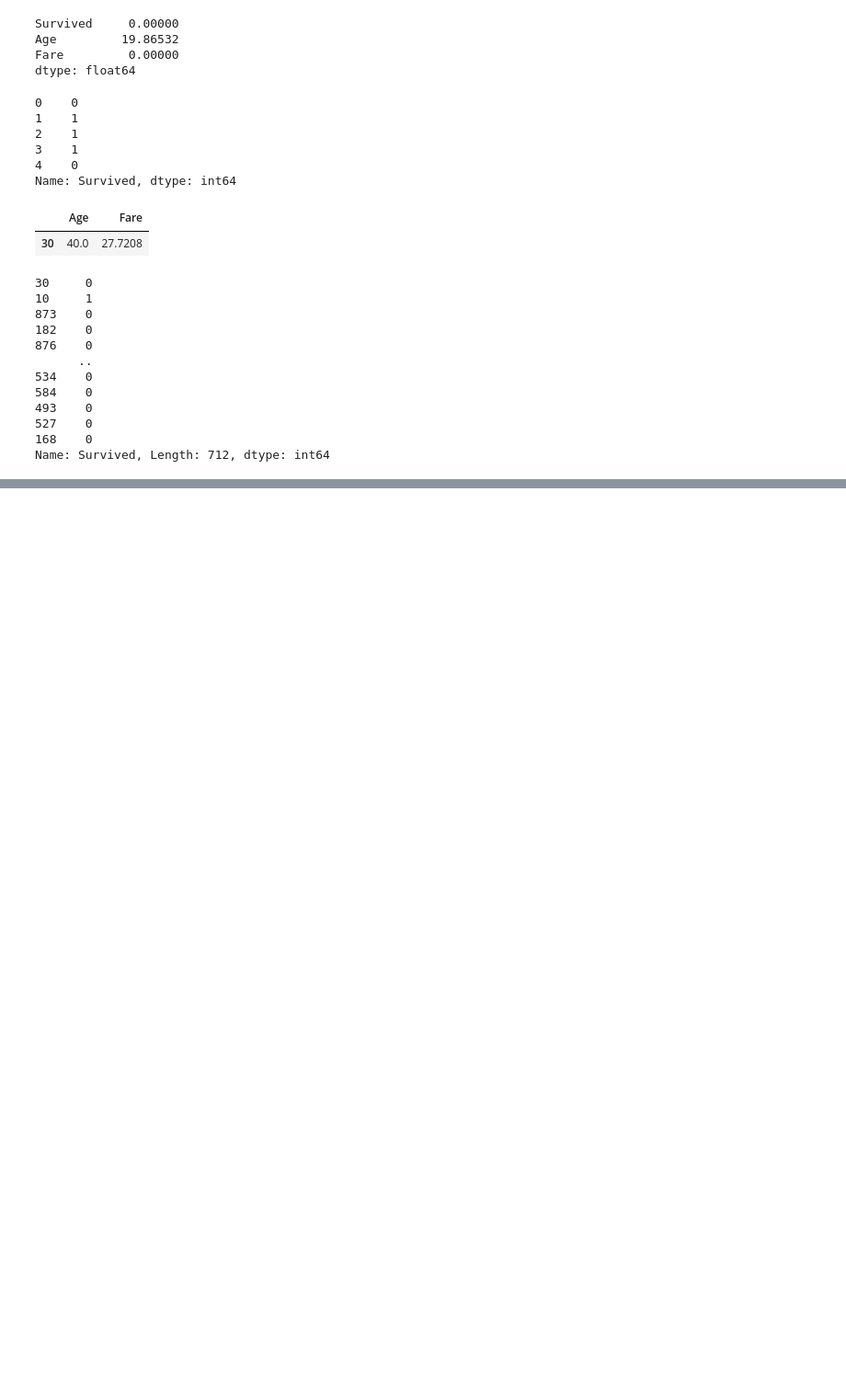
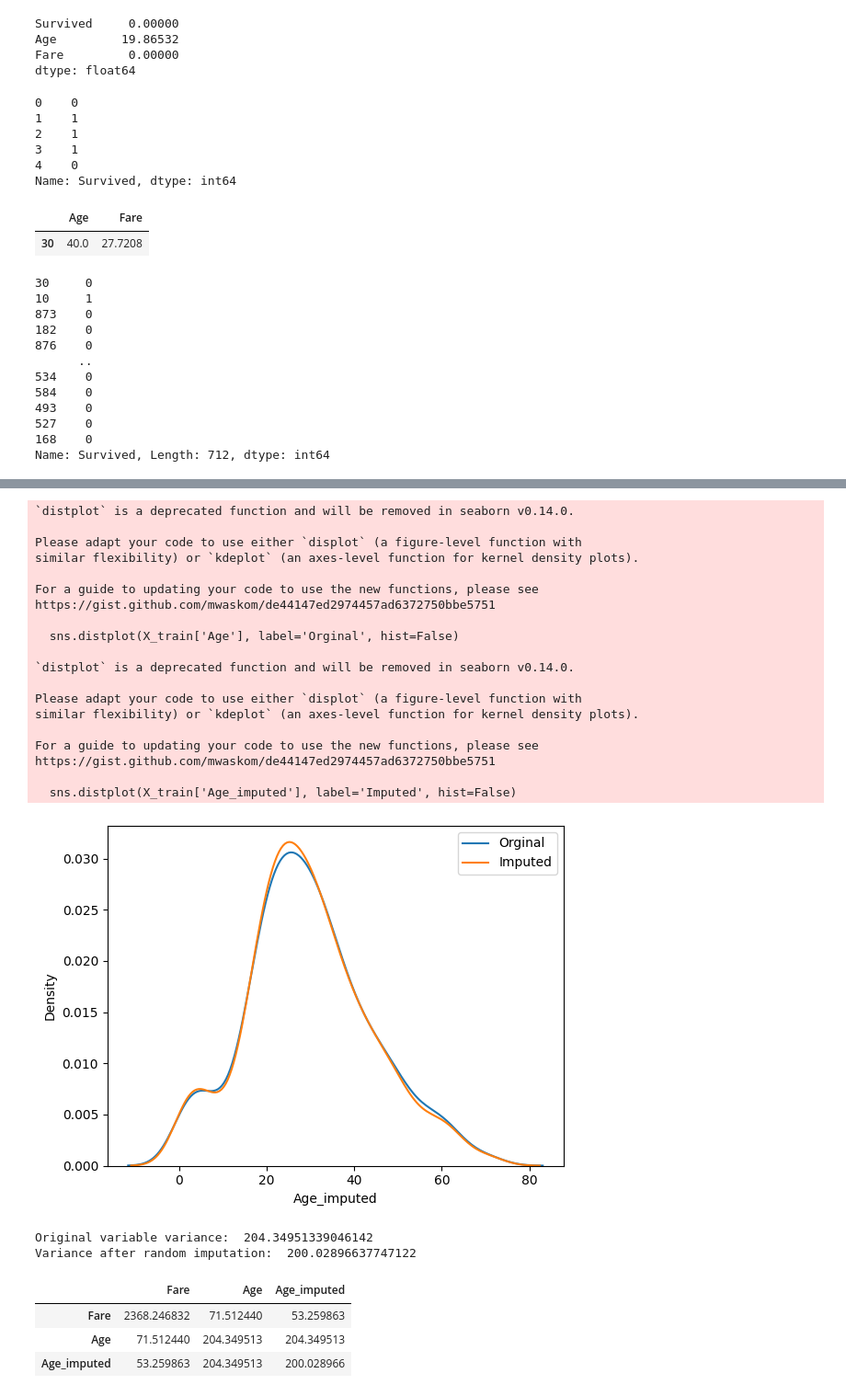
Before and after one commit to amitmishra-cs/100-Days_ML_DL, a Jupyter notebook: 31-missing indicater/random simple impu.ipynb, the cells around one changed output, grey strips where cells are left out. Shown at 92% size. Saved outputs shown, nothing was run; the diff lists cells and outputs as text; code cells hidden in the pictures; blank space fills up the shorter version.

Commit message:
missing values

```diff
--- a/31-missing indicater/random simple impu.ipynb
+++ b/31-missing indicater/random simple impu.ipynb
@@ -76,0 +89,8 @@ X_test['Age_imputed'] =X_test['Age']
+# %%
+X_train.loc[X_train['Age_imputed'].isnull(), 'Age_imputed'] = (
+    X_train['Age'].dropna().sample(X_train['Age_imputed'].isnull().sum(), random_state=42).values
+)
+
+X_test.loc[X_test['Age_imputed'].isnull(), 'Age_imputed'] = (
+    X_train['Age'].dropna().sample(X_test['Age_imputed'].isnull().sum(), random_state=42).values
+)
@@ -76,0 +121,40 @@ X_test['Age_imputed'] =X_test['Age']
+# %%
+sns.distplot(X_train['Age'], label='Orginal', hist=False)
+sns.distplot(X_train['Age_imputed'], label='Imputed', hist=False)
+
+plt.legend()
+plt.show()
+# %% [output]
+`distplot` is a deprecated function and will be removed in seaborn v0.14.0.
+
+Please adapt your code to use either `displot` (a figure-level function with
+similar flexibility) or `kdeplot` (an axes-level function for kernel density plots).
+
+For a guide to updating your code to use the new functions, please see
+https://gist.github.com/mwaskom/de44147ed2974457ad6372750bbe5751
+
+  sns.distplot(X_train['Age'], label='Orginal', hist=False)
+
+`distplot` is a deprecated function and will be removed in seaborn v0.14.0.
+
+Please adapt your code to use either `displot` (a figure-level function with
+similar flexibility) or `kdeplot` (an axes-level function for kernel density plots).
+
+For a guide to updating your code to use the new functions, please see
+https://gist.github.com/mwaskom/de44147ed2974457ad6372750bbe5751
+
+  sns.distplot(X_train['Age_imputed'], label='Imputed', hist=False)
+[figure, added]
+# %%
+print('Original variable variance: ', X_train['Age'].var())
+print('Variance after random imputation: ', X_train['Age_imputed'].var())
+# %% [output]
+Original variable variance:  204.34951339046142
+Variance after random imputation:  200.02896637747122
+# %%
+X_train[['Fare', 'Age', 'Age_imputed']].cov()
+# %% [output]
+|  | Fare | Age | Age_imputed |
+| Fare | 2368.246832 | 71.512440 | 53.259863 |
+| Age | 71.512440 | 204.349513 | 204.349513 |
+| Age_imputed | 53.259863 | 204.349513 | 200.028966 |
```
Also changed, not shown: parts of 5 cells of this notebook.
